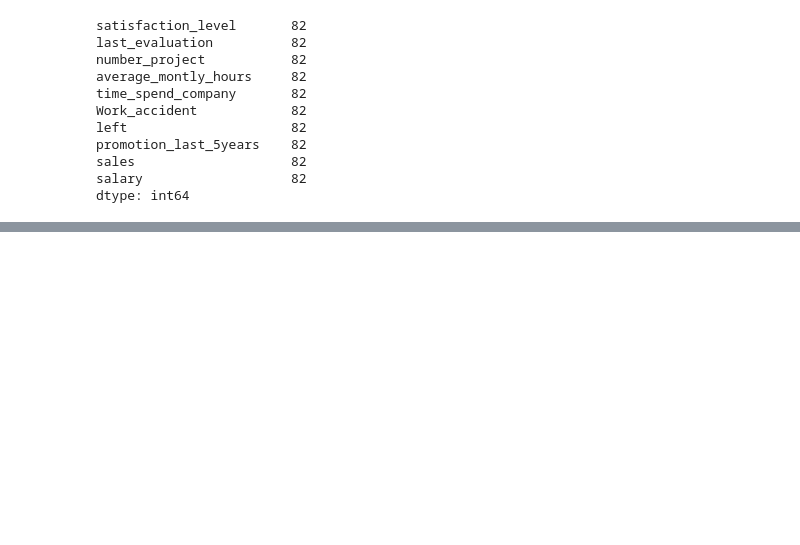
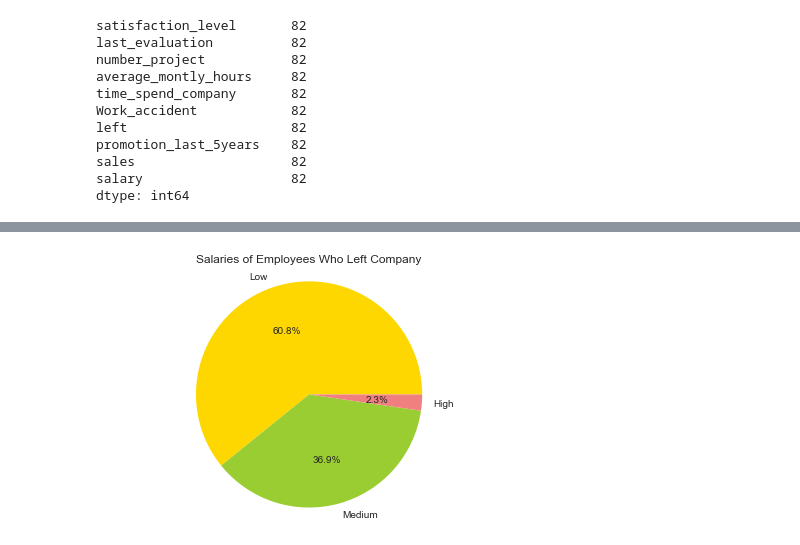
Before and after one commit to conb1299/Draft-1, a Jupyter notebook: Draft 1.ipynb, the cells around one changed output, grey strips where cells are left out. Cells and saved outputs as stored; diff of their text form; code cells hidden in the pictures; blank space fills up the shorter version.

```diff
--- a/Draft 1.ipynb
+++ b/Draft 1.ipynb
@@ -245,0 +250,14 @@ plt.legend(loc='upper right')
+# %%
+labels = 'Low', 'Medium', 'High'
+sizes =[2172,1317,82]
+colors = ['gold', 'yellowgreen', 'lightcoral', ]
+explode = (0, 0, 0.0)
+plt.pie(sizes, explode=explode, labels=labels, colors=colors,
+        autopct='%1.1f%%', startangle=360)
+
+plt.axis('equal')
+plt.title('Salaries of Employees Who Left Company')
+plt.tight_layout()
+plt.show()
+# %% [output]
+[figure, added]
```
Also changed, not shown: parts of 34 cells of this notebook.
